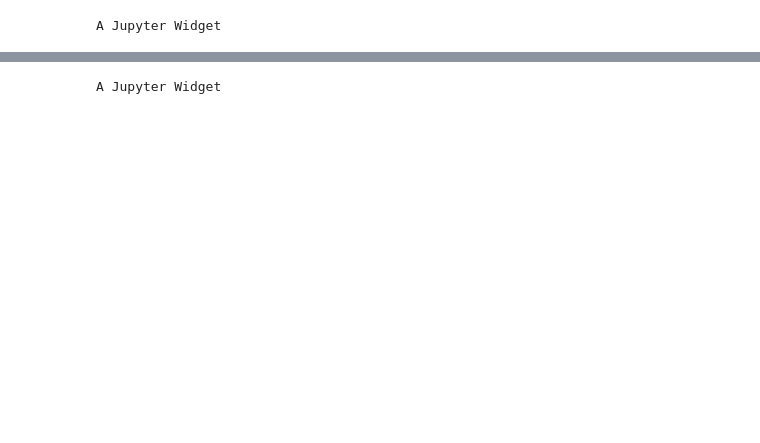
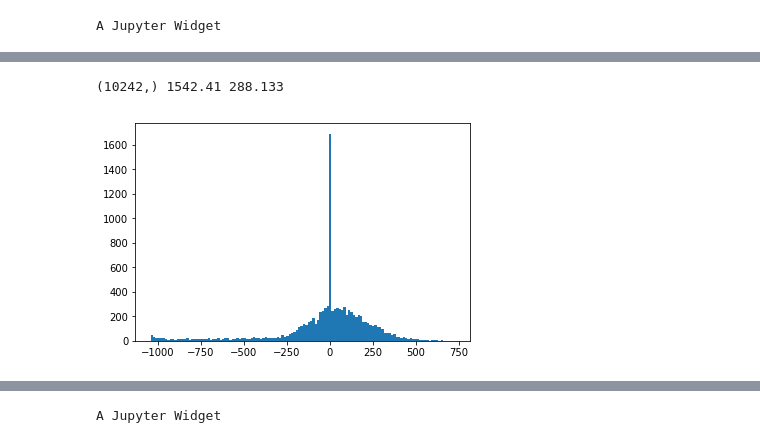
Before and after one commit to neuro-data-science/neuroviz, a Jupyter notebook: notebooks/introductory_3d.ipynb, the cells around one changed output, grey strips where cells are left out. Drawn from its saved outputs; the diff is of its cells as text; code cells hidden in the pictures; blank space fills up the shorter version.

```diff
--- a/notebooks/introductory_3d.ipynb
+++ b/notebooks/introductory_3d.ipynb
@@ -58,0 +276,15 @@ colors_lh = annot_lh[1][annot_lh[0], 0:3]/255.
+# %%
+data[data<500] = np.nan
+mean_val = np.nanmean(data)
+data_change = (data - mean_val)/mean_val
+mean_epi = np.nanmedian(data, axis=1) - mean_val
+mean_std = np.nanstd(mean_epi)
+mean_epi[np.isnan(mean_epi)] = 0.
+data[np.isnan(data)] = 0.
+print(mean_epi.shape, mean_val, mean_std)
+# %% [output]
+(10242,) 1542.41 288.133
+# %%
+plt.hist(mean_epi, 128);
+# %% [output]
+[figure, added]
```
Also changed, not shown: parts of 40 cells of this notebook, 3 other files.
